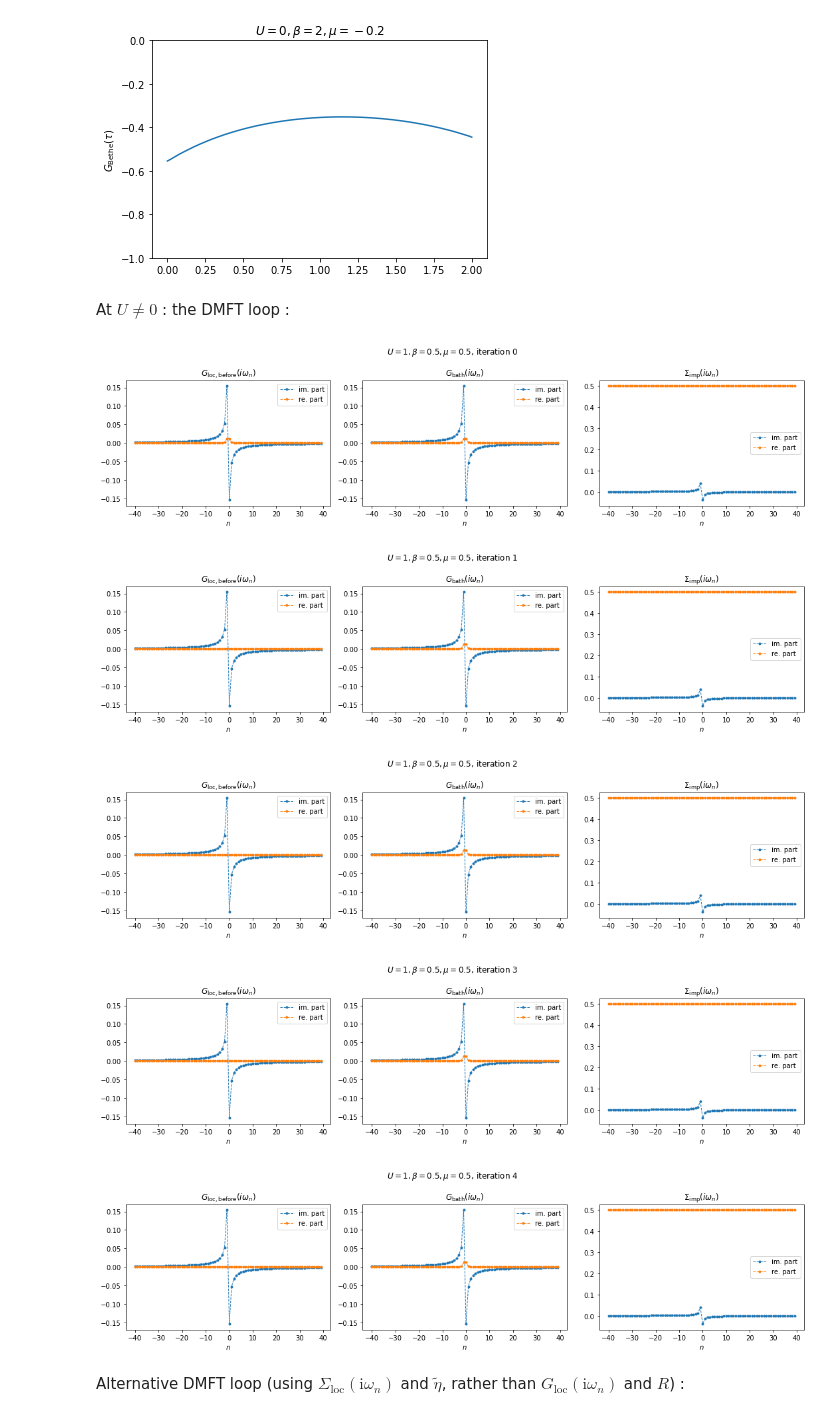
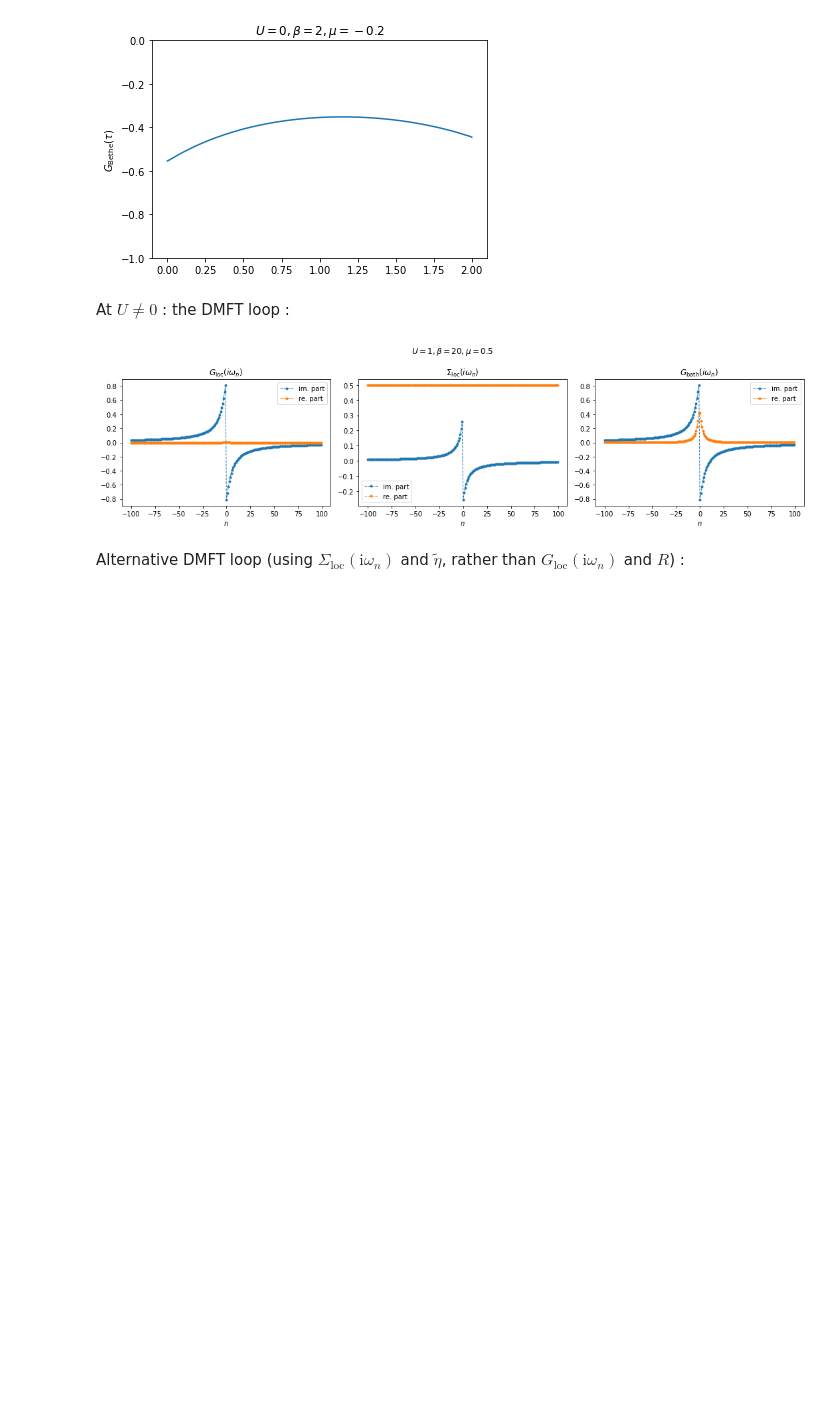
Before and after one commit to romainfd/DMFT-solver, a Jupyter notebook: play-with-green-func.ipynb, the cells around one changed output. Drawn from its saved outputs; the diff is of its cells as text; code cells hidden in the pictures; blank space fills up the shorter version.

```diff
--- a/play-with-green-func.ipynb
+++ b/play-with-green-func.ipynb
@@ -375,53 +376,57 @@ def impurity_solver_IPT (β:float, U:float, iωn:np.array, Gbath_iωn:np.array,
     f = lambda n: U/2 + (U/2)**2 * dτ * np.sum( np.exp(1j*ωn(β,n)*τ) * Gbath_shift_τ )
     return np.vectorize(f)
 # %%
-β = 0.5
+β = 20
 U = 1
 µ = U/2
-n = np.arange(-40,40) # np.arange(-300,300)
+n = np.arange(-100,100) # np.arange(-300,300)
 iωn = 1j*ωn(β,n)
 
 Gloc_iωn = G0_loc_iωn(latt_Bethe_hilbert, iωn, µ)
 
 def plot_Giωn (ax, G_iωn, it, name="G"):
     ax.plot(n, np.imag(G_iωn), '.--', lw=1, label='im. part')
     ax.plot(n, np.real(G_iωn), '.--', lw=1, label='re. part')
     ax.set_xlabel("$n$")
     ax.set_title("$"+name+r"(i\omega_n)$")
     ax.legend()
 
 γ = 0.9
 
 for it in range(100):
-    fig, (ax1,ax2,ax3) = plt.subplots(ncols=3, figsize=(15,4))
-    plot_Giωn(ax1, Gloc_iωn, it, "G_\operatorname{loc,before}")
 
     # DMFT loop
     Gbath_iωn = imp_Gbath_from_Gloc (latt_Bethe_R, iωn, Gloc_iωn, µ)
-    plot_Giωn(ax2, Gbath_iωn, it, "G_\operatorname{bath}")
     Σloc_iωn = impurity_solver_IPT (β, U, iωn, Gbath_iωn)
     Σloc_iωn = Σloc_iωn(n)
-    plot_Giωn(ax3, Σloc_iωn, it, "\Sigma_\operatorname{imp}")
     Gloc_iωn_new = 1 / ( 1/Gbath_iωn - Σloc_iωn )
     # or : Gloc_iωn_new = latt_Bethe_hilbert( iωn + µ - Σloc_iωn )
 
-    fig.suptitle(r"$U={}, \beta={}, \mu={}$, iteration {}".format(U,β,µ,it))
-    fig.tight_layout()
+    if False:
+        fig, (ax1,ax2,ax3) = plt.subplots(ncols=3, figsize=(15,4))
+        plot_Giωn(ax1, Gloc_iωn, it, "G_\operatorname{loc,before}")
+        plot_Giωn(ax2, Gbath_iωn, it, "G_\operatorname{bath}")
+        plot_Giωn(ax3, Σloc_iωn, it, "\Sigma_\operatorname{imp}")
+        fig.suptitle(r"$U={}, \beta={}, \mu={}$, iteration {}".format(U,β,µ,it))
+        fig.tight_layout()
 
     norm1_diff = np.linalg.norm(Gloc_iωn-Gloc_iωn_new, ord=1)
 #    print(norm1_diff)
     if norm1_diff < 1e-5:
         Gloc_iωn = Gloc_iωn_new
         break
     Gloc_iωn = (1-γ) * Gloc_iωn + γ * Gloc_iωn_new
 
 Σloc_iωn_loop1 = Σloc_iωn
+
+fig, (ax1,ax2,ax3) = plt.subplots(ncols=3, figsize=(15,4))
+plot_Giωn(ax1, Gloc_iωn, it, "G_\operatorname{loc}")
+plot_Giωn(ax2, Σloc_iωn, it, "\Sigma_\operatorname{loc}")
+plot_Giωn(ax3, Gbath_iωn, it, "G_\operatorname{bath}")
+fig.suptitle(r"$U={}, \beta={}, \mu={}$".format(U,β,µ))
+fig.tight_layout()
 # %% [output]
-[figure, old version]
+[figure, new version]
-[figure, removed]
-[figure, removed]
-[figure, removed]
-[figure, removed]
 # %%
 np.savez("beta1-U1.npz", n=n, iwn=iωn, Gloc=Gloc_iωn)
 # %% [markdown]
```
Also changed, not shown: parts of 15 cells of this notebook, 1 other file.
